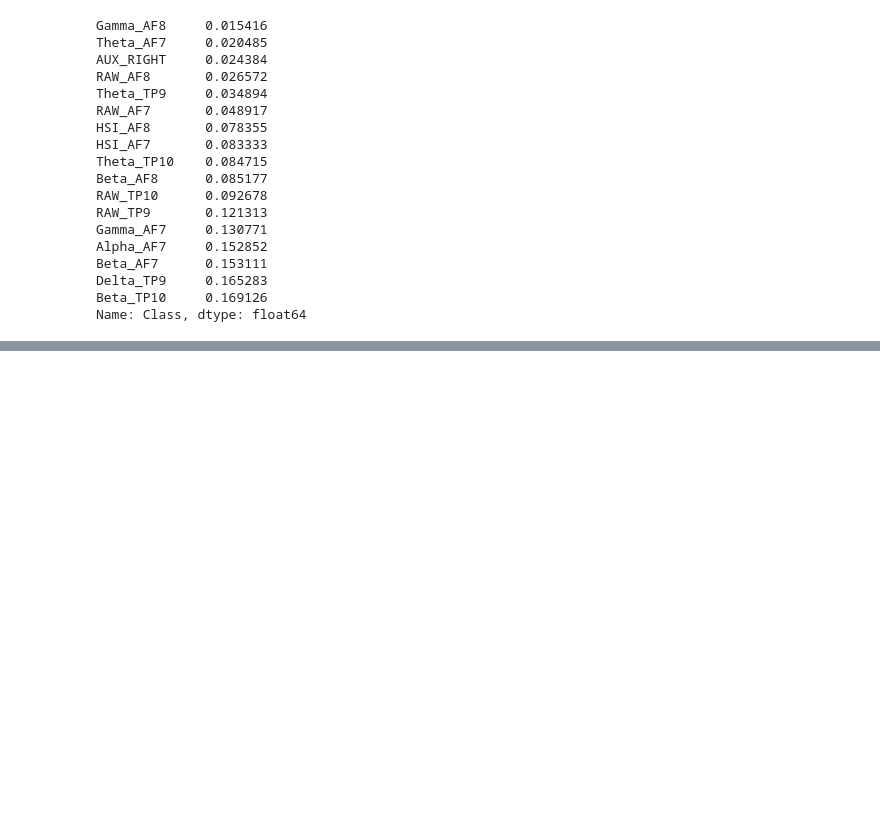
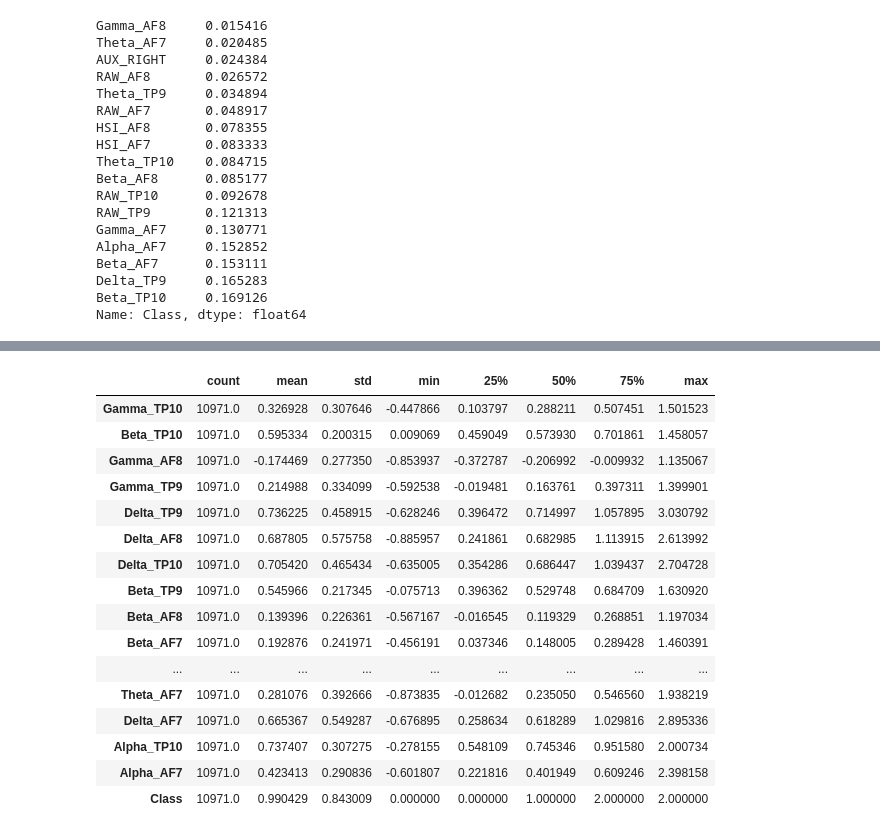
Before and after one commit to Prabha97/NeuroNerds-AdEvaluator, a Jupyter notebook: Praject Codes/featutr_discovering.ipynb, the cells around one changed output, grey strips where cells are left out. Saved outputs shown, nothing was run; the diff lists cells and outputs as text; code cells hidden in the pictures; blank space fills up the shorter version.

```diff
--- a/Praject Codes/featutr_discovering.ipynb
+++ b/Praject Codes/featutr_discovering.ipynb
@@ -247,0 +329,20 @@ Name: Class, dtype: float64
+# %%
+data_FA.describe().transpose()
+# %% [output]
+|  | count | mean | std | min | 25% | 50% | 75% | max |
+| Gamma_TP10 | 10971.0 | 0.326928 | 0.307646 | -0.447866 | 0.103797 | 0.288211 | 0.507451 | 1.501523 |
+| Beta_TP10 | 10971.0 | 0.595334 | 0.200315 | 0.009069 | 0.459049 | 0.573930 | 0.701861 | 1.458057 |
+| Gamma_AF8 | 10971.0 | -0.174469 | 0.277350 | -0.853937 | -0.372787 | -0.206992 | -0.009932 | 1.135067 |
+| Gamma_TP9 | 10971.0 | 0.214988 | 0.334099 | -0.592538 | -0.019481 | 0.163761 | 0.397311 | 1.399901 |
+| Delta_TP9 | 10971.0 | 0.736225 | 0.458915 | -0.628246 | 0.396472 | 0.714997 | 1.057895 | 3.030792 |
+| Delta_AF8 | 10971.0 | 0.687805 | 0.575758 | -0.885957 | 0.241861 | 0.682985 | 1.113915 | 2.613992 |
+| Delta_TP10 | 10971.0 | 0.705420 | 0.465434 | -0.635005 | 0.354286 | 0.686447 | 1.039437 | 2.704728 |
+| Beta_TP9 | 10971.0 | 0.545966 | 0.217345 | -0.075713 | 0.396362 | 0.529748 | 0.684709 | 1.630920 |
+| Beta_AF8 | 10971.0 | 0.139396 | 0.226361 | -0.567167 | -0.016545 | 0.119329 | 0.268851 | 1.197034 |
+| Beta_AF7 | 10971.0 | 0.192876 | 0.241971 | -0.456191 | 0.037346 | 0.148005 | 0.289428 | 1.460391 |
+| ... | ... | ... | ... | ... | ... | ... | ... | ... |
+| Theta_AF7 | 10971.0 | 0.281076 | 0.392666 | -0.873835 | -0.012682 | 0.235050 | 0.546560 | 1.938219 |
+| Delta_AF7 | 10971.0 | 0.665367 | 0.549287 | -0.676895 | 0.258634 | 0.618289 | 1.029816 | 2.895336 |
+| Alpha_TP10 | 10971.0 | 0.737407 | 0.307275 | -0.278155 | 0.548109 | 0.745346 | 0.951580 | 2.000734 |
+| Alpha_AF7 | 10971.0 | 0.423413 | 0.290836 | -0.601807 | 0.221816 | 0.401949 | 0.609246 | 2.398158 |
+| Class | 10971.0 | 0.990429 | 0.843009 | 0.000000 | 0.000000 | 1.000000 | 2.000000 | 2.000000 |
```
Also changed, not shown: parts of 10 cells of this notebook, 9 other files.
